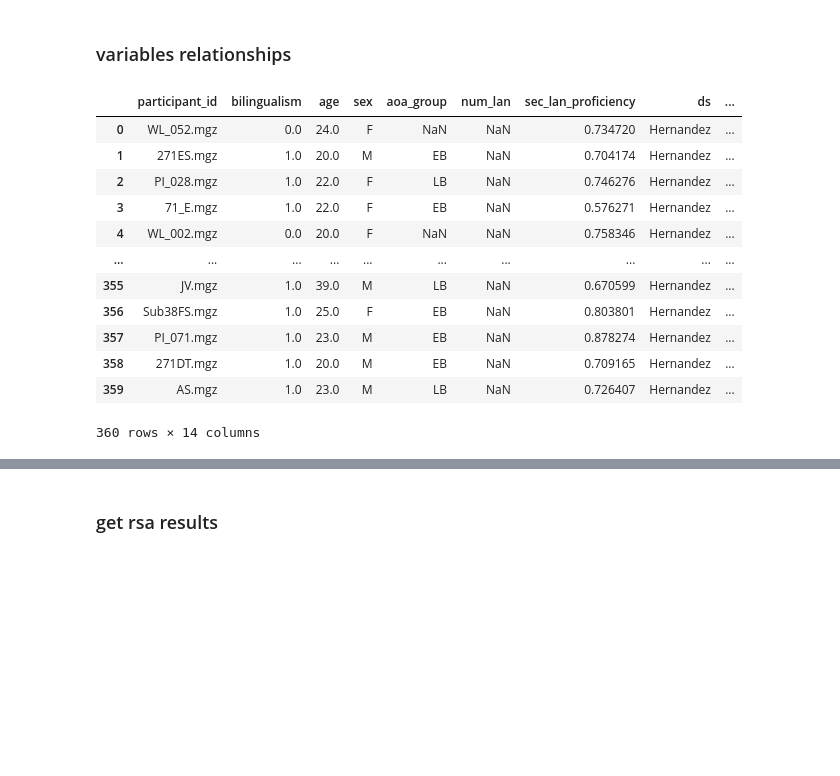
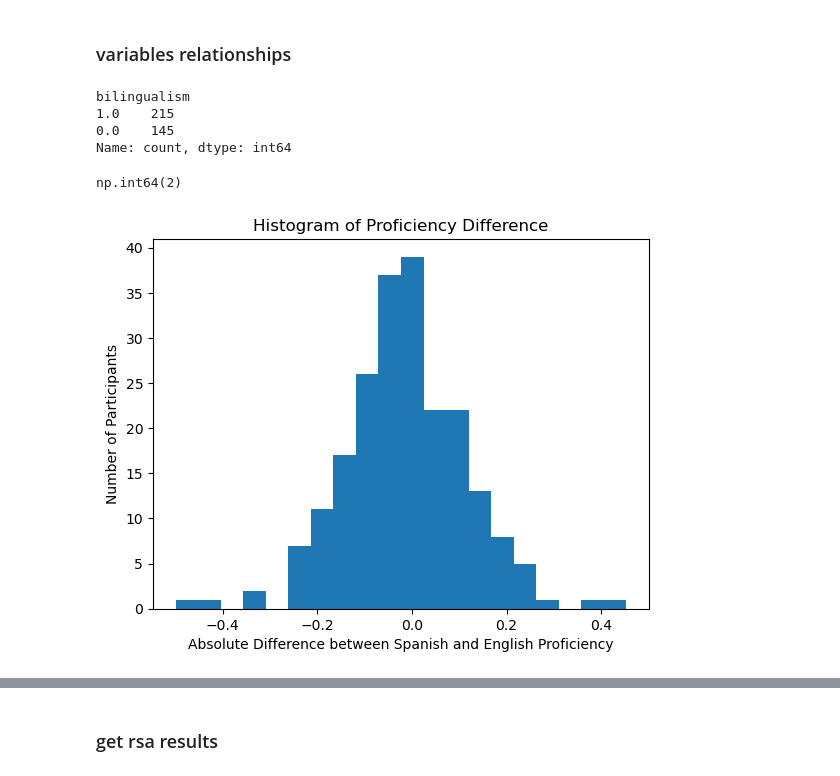
Before and after one commit to Weiiirrr/project_bilingualism_CVAE, a Jupyter notebook: script/CVAE_notebook/03-Analysis-RSA.ipynb, the cells around one changed output, grey strips where cells are left out. Drawn from its saved outputs; the diff is of its cells as text; code cells hidden in the pictures; blank space fills up the shorter version.

```diff
--- a/script/CVAE_notebook/03-Analysis-RSA.ipynb
+++ b/script/CVAE_notebook/03-Analysis-RSA.ipynb
@@ -198,4 +196,4 @@ cmat_salient_vec_BRAIN.shape
 # %%
-df = pd.read_csv(os.path.expanduser('data/legend.csv'))
+df = pd.read_csv(os.path.expanduser('data/legend/Hernandez.csv'))
 len(df)
 # %% [output]
@@ -255,16 +262,11 @@ df_sort['weaker_lan_proficiency'] = df_sort[['sec_lan_proficiency', 'fst_lan_pro
 # %%
-df_sort
+df_sort['bilingualism'].value_counts()
 # %% [output]
-|  | participant_id | bilingualism | age | sex | aoa_group | num_lan | sec_lan_proficiency | ds | ... |
-| 0 | WL_052.mgz | 0.0 | 24.0 | F | NaN | NaN | 0.734720 | Hernandez | ... |
-| 1 | 271ES.mgz | 1.0 | 20.0 | M | EB | NaN | 0.704174 | Hernandez | ... |
-| 2 | PI_028.mgz | 1.0 | 22.0 | F | LB | NaN | 0.746276 | Hernandez | ... |
-| 3 | 71_E.mgz | 1.0 | 22.0 | F | EB | NaN | 0.576271 | Hernandez | ... |
-| 4 | WL_002.mgz | 0.0 | 20.0 | F | NaN | NaN | 0.758346 | Hernandez | ... |
-| ... | ... | ... | ... | ... | ... | ... | ... | ... | ... |
-| 355 | JV.mgz | 1.0 | 39.0 | M | LB | NaN | 0.670599 | Hernandez | ... |
-| 356 | Sub38FS.mgz | 1.0 | 25.0 | F | EB | NaN | 0.803801 | Hernandez | ... |
-| 357 | PI_071.mgz | 1.0 | 23.0 | M | EB | NaN | 0.878274 | Hernandez | ... |
-| 358 | 271DT.mgz | 1.0 | 20.0 | M | EB | NaN | 0.709165 | Hernandez | ... |
-| 359 | AS.mgz | 1.0 | 23.0 | M | LB | NaN | 0.726407 | Hernandez | ... |
-360 rows × 14 columns
+bilingualism
+1.0    215
+0.0    145
+Name: count, dtype: int64
+# %%
+df_sort['DailyE'].isna().sum()
+# %% [output]
+np.int64(2)
@@ -270,0 +281,12 @@ df_sort
+# %%
+df_sort[['Sprof', 'Eprof']].idxmax(axis=1).value_counts()
+
+##hist of difference between proficiencies
+df_sort['prof_diff'] = df_sort['Sprof'] - df_sort['Eprof']
+plt.hist(df_sort['prof_diff'], bins=20)
+plt.xlabel('Absolute Difference between Spanish and English Proficiency')
+plt.ylabel('Number of Participants')
+plt.title('Histogram of Proficiency Difference')
+plt.show()
+# %% [output]
+[figure, added]
```
Also changed, not shown: parts of 81 cells of this notebook, 5 other files.
